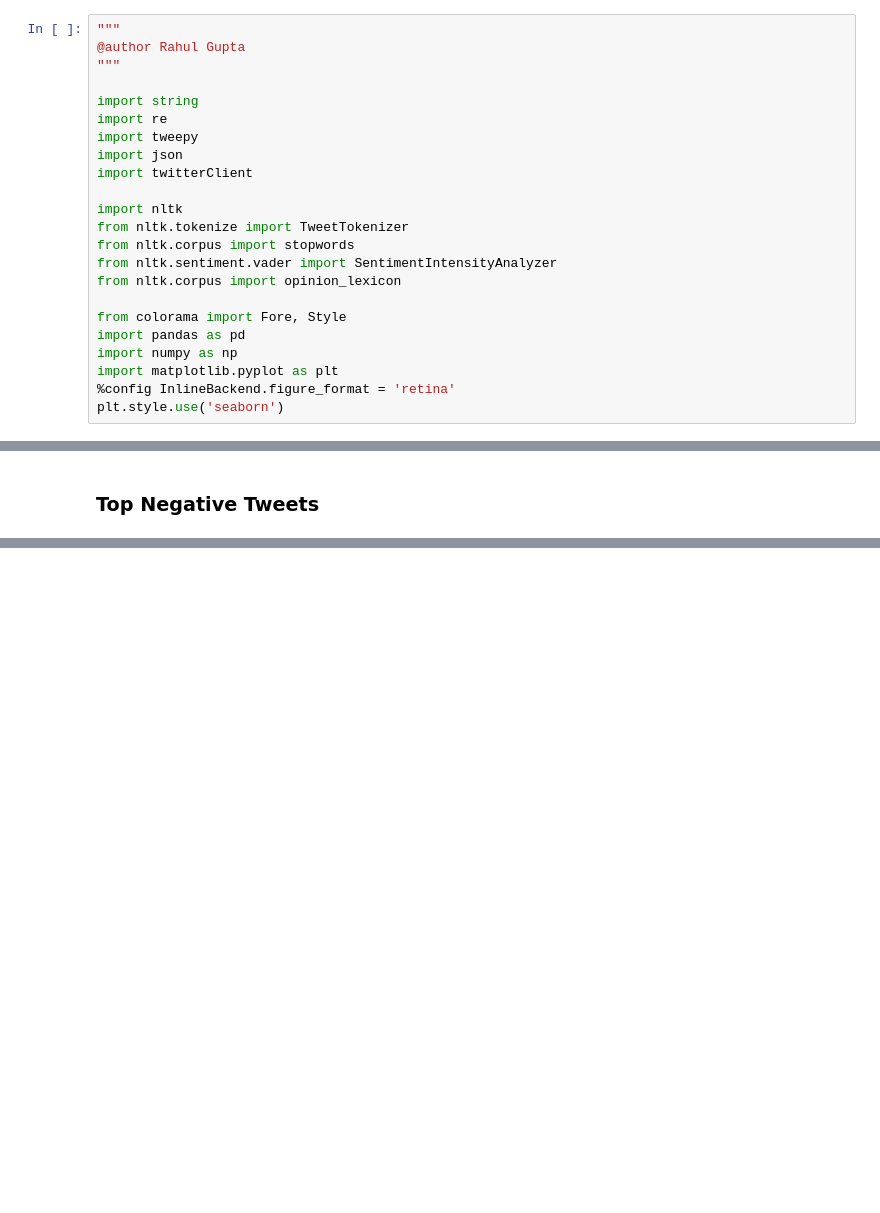
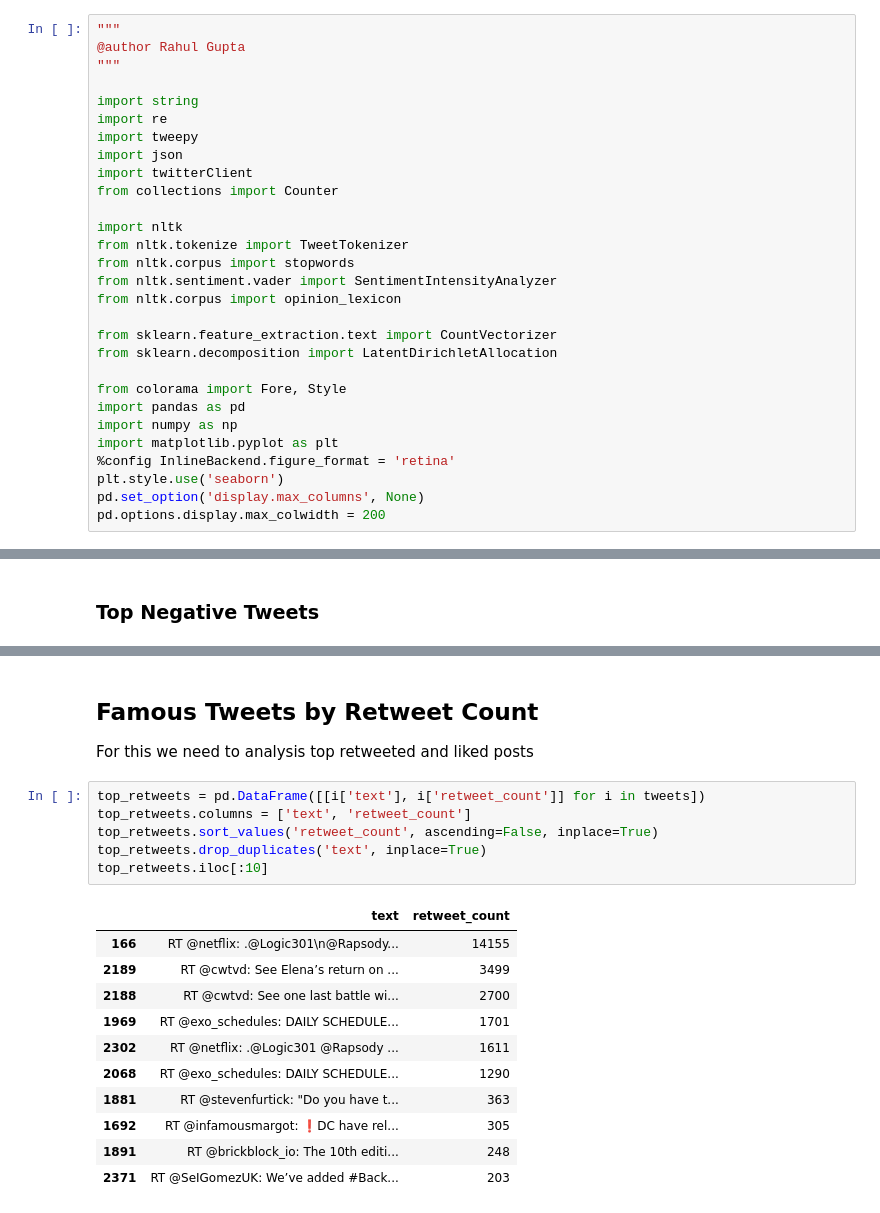
Before and after one commit to Rahulkg007/Media-Broadcasting, a Jupyter notebook: Assignment 2 Notebook.ipynb, the cells around one changed output, grey strips where cells are left out. Cells and saved outputs as stored; diff of their text form; blank space fills up the shorter version.

```diff
--- a/Assignment 2 Notebook.ipynb
+++ b/Assignment 2 Notebook.ipynb
@@ -8,6 +8,7 @@ import re
 import tweepy
 import json
 import twitterClient
+from collections import Counter
 
 import nltk
 from nltk.tokenize import TweetTokenizer
@@ -15,12 +16,17 @@ from nltk.corpus import stopwords
 from nltk.sentiment.vader import SentimentIntensityAnalyzer
 from nltk.corpus import opinion_lexicon
 
+from sklearn.feature_extraction.text import CountVectorizer
+from sklearn.decomposition import LatentDirichletAllocation
+
 from colorama import Fore, Style
 import pandas as pd
 import numpy as np
 import matplotlib.pyplot as plt
 %config InlineBackend.figure_format = 'retina'
 plt.style.use('seaborn')
+pd.set_option('display.max_columns', None)
+pd.options.display.max_colwidth = 200
 # %%
 class TwitterProcessing:
     def __init__(self, tokeniser, lStopwords):
@@ -229,0 +250,22 @@ It's funny that complex media (streaming TV series, video games) know exactly wh
+# %% [markdown]
+## Famous Tweets by Retweet Count
+
+For this we need to analysis top retweeted and liked posts
+# %%
+top_retweets = pd.DataFrame([[i['text'], i['retweet_count']] for i in tweets])
+top_retweets.columns = ['text', 'retweet_count']
+top_retweets.sort_values('retweet_count', ascending=False, inplace=True)
+top_retweets.drop_duplicates('text', inplace=True)
+top_retweets.iloc[:10]
+# %% [output]
+|  | text | retweet_count |
+| 166 | RT @netflix: .@Logic301\n@Rapsody... | 14155 |
+| 2189 | RT @cwtvd: See Elena’s return on ... | 3499 |
+| 2188 | RT @cwtvd: See one last battle wi... | 2700 |
+| 1969 | RT @exo_schedules: DAILY SCHEDULE... | 1701 |
+| 2302 | RT @netflix: .@Logic301 @Rapsody ... | 1611 |
+| 2068 | RT @exo_schedules: DAILY SCHEDULE... | 1290 |
+| 1881 | RT @stevenfurtick: "Do you have t... | 363 |
+| 1692 | RT @infamousmargot: ❗️DC have rel... | 305 |
+| 1891 | RT @brickblock_io: The 10th editi... | 248 |
+| 2371 | RT @SeIGomezUK: We’ve added #Back... | 203 |
```
Also changed, not shown: parts of 12 cells of this notebook, 1 other file.
